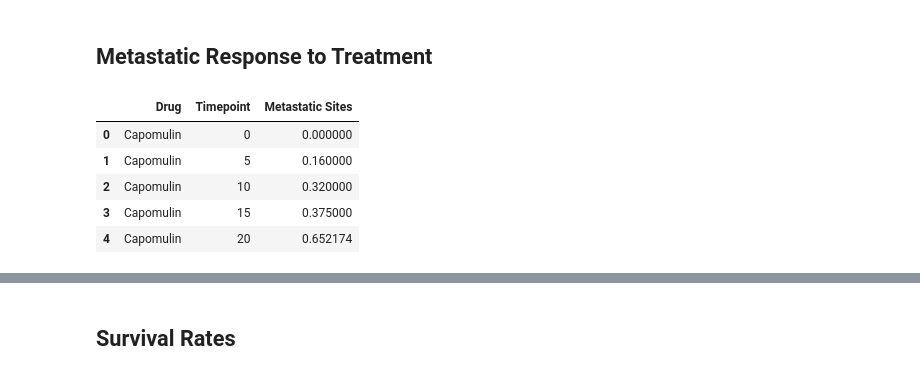
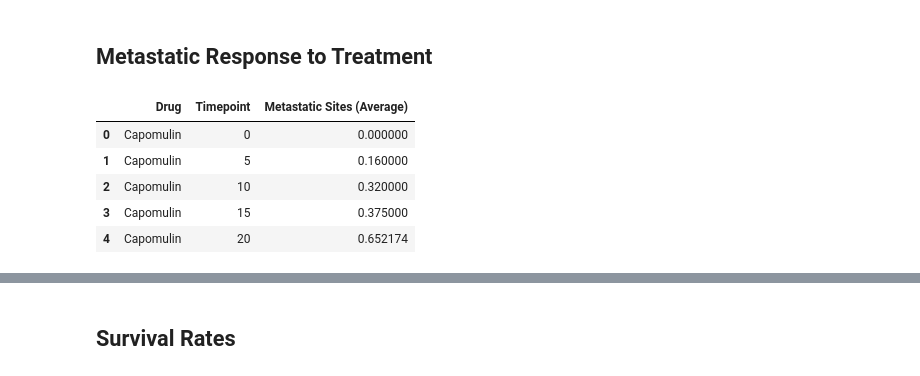
Before and after one commit to theodoremoreland/Pymaceuticals, a Jupyter notebook: pymaceuticals_starter.ipynb, the cells around one changed output, grey strips where cells are left out. Saved outputs shown, nothing was run; the diff lists cells and outputs as text; code cells hidden in the pictures.

```diff
--- a/pymaceuticals_starter.ipynb
+++ b/pymaceuticals_starter.ipynb
@@ -134,20 +123,20 @@ The 'avg_tumor_volume' DataFrame already has a 'Standard Error' column.
 # %%
 # Store the Mean Met. Site Data Grouped by Drug and Timepoint
 group_1 = mice_trials.groupby(["Drug","Timepoint"])
 samples_2 = [s for s in group_1["Metastatic Sites"]]
 
 drug2 = [s[0][0] for s in samples_2]
 timepoint2 = [s[0][1] for s in samples_2]
 means2 = [s[1].mean() for s in samples_2]
 sem2 = [s[1].sem() for s in samples_2]
 
 # Convert to DataFrame
-avg_met = pd.DataFrame({"Drug":drug2, "Timepoint":timepoint2, "Metastatic Sites":means2})
+avg_met = pd.DataFrame({"Drug":drug2, "Timepoint":timepoint2, "Metastatic Sites (Average)":means2})
 
 # Preview DataFrame
 avg_met.head()
 # %% [output]
-|  | Drug | Timepoint | Metastatic Sites |
+|  | Drug | Timepoint | Metastatic Sites (Average) |
 | 0 | Capomulin | 0 | 0.000000 |
 | 1 | Capomulin | 5 | 0.160000 |
 | 2 | Capomulin | 10 | 0.320000 |
```
Also changed, not shown: parts of 14 cells of this notebook, 2 other files.
